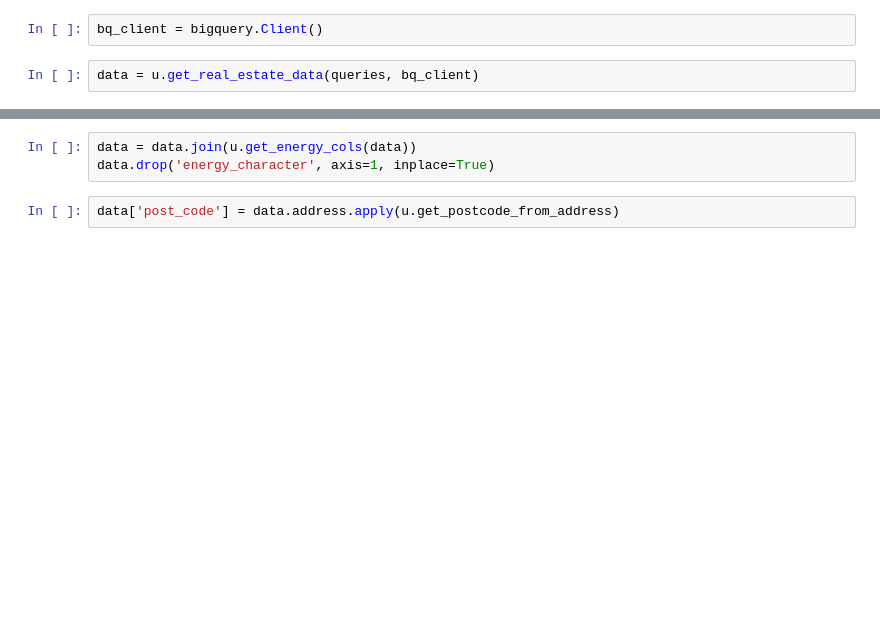
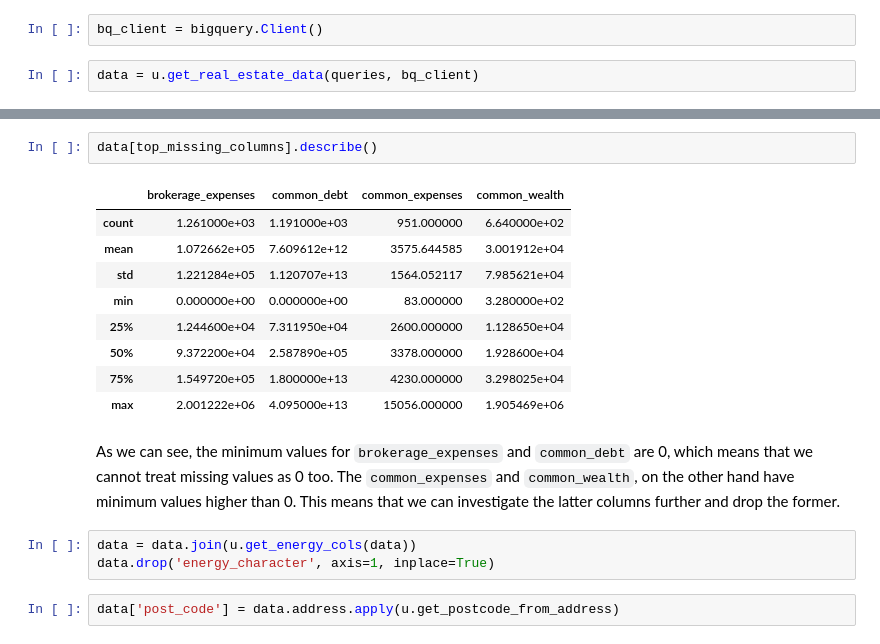
Before and after one commit to rossrco/analyses, a Jupyter notebook: home_oslo_home/eda.ipynb, the cells around one changed output, grey strips where cells are left out. Drawn from its saved outputs; the diff is of its cells as text; blank space fills up the shorter version.

```diff
--- a/home_oslo_home/eda.ipynb
+++ b/home_oslo_home/eda.ipynb
@@ -48,3 +119,17 @@ data = u.get_real_estate_data(queries, bq_client)
+# %%
+data[top_missing_columns].describe()
+# %% [output]
+|  | brokerage_expenses | common_debt | common_expenses | common_wealth |
+| count | 1.261000e+03 | 1.191000e+03 | 951.000000 | 6.640000e+02 |
+| mean | 1.072662e+05 | 7.609612e+12 | 3575.644585 | 3.001912e+04 |
+| std | 1.221284e+05 | 1.120707e+13 | 1564.052117 | 7.985621e+04 |
+| min | 0.000000e+00 | 0.000000e+00 | 83.000000 | 3.280000e+02 |
+| 25% | 1.244600e+04 | 7.311950e+04 | 2600.000000 | 1.128650e+04 |
+| 50% | 9.372200e+04 | 2.587890e+05 | 3378.000000 | 1.928600e+04 |
+| 75% | 1.549720e+05 | 1.800000e+13 | 4230.000000 | 3.298025e+04 |
+| max | 2.001222e+06 | 4.095000e+13 | 15056.000000 | 1.905469e+06 |
+# %% [markdown]
+As we can see, the minimum values for `brokerage_expenses` and `common_debt` are 0, which means that we cannot treat missing values as 0 too. The `common_expenses` and `common_wealth`, on the other hand have minimum values higher than 0. This means that we can investigate the latter columns further and drop the former.
 # %%
 data = data.join(u.get_energy_cols(data))
 data.drop('energy_character', axis=1, inplace=True)
```
Also changed, not shown: parts of 13 cells of this notebook.
